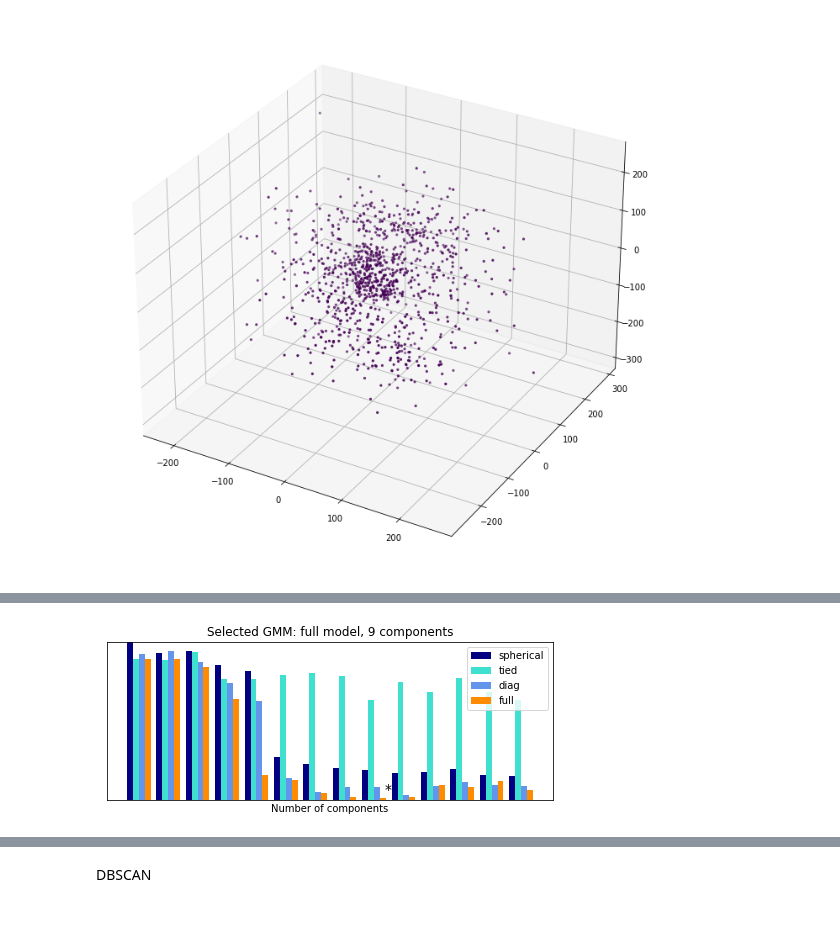
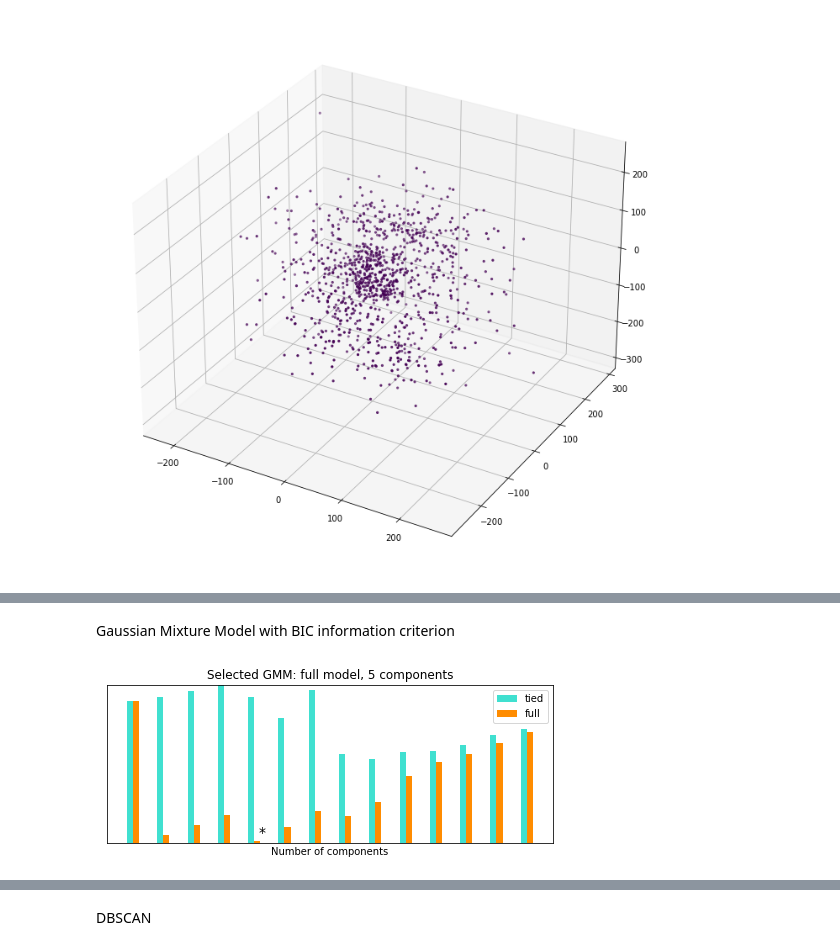
Before and after one commit to NathanNoaMaes/VDFClusteringMMS, a Jupyter notebook: interpVDF.ipynb, the cells around one changed output, grey strips where cells are left out. Saved outputs shown, nothing was run; the diff lists cells and outputs as text; code cells hidden in the pictures; blank space fills up the shorter version.

```diff
--- a/interpVDF.ipynb
+++ b/interpVDF.ipynb
@@ -128,4 +113,6 @@ xr_mms['grid_interp_cart'].shape
 # %%
+#Manual interpolation of the MMS-VDF data
+
 #these 4 lines are only to save time when you change probe from aidapy
 
 phistr='mms{}_des_phi_brst'.format(probes2)
@@ -135,7 +122,7 @@ fpistr='e_dist{}'.format(probes2)
 
 #so you convert from th-ph-enrg to vx-vy-vz and interpolate over a rectangular grid
 
-vmax = 560
+vmax = 560 #electron parameters
 mi = 1.67e-27
 e = 0.5*mi*(vmax*1e3)**2
 e = e/(1.6e-19)
@@ -160,17 +147,20 @@ points=np.column_stack((vxv.ravel(), vyv.ravel(), vzv.ravel()))
 vx = np.linspace(-vmax, vmax, 100)
 
 grid_x, grid_y, grid_z= np.meshgrid(vx,vx,vx, indexing='ij')
-
-fpi1=fpi[50,:].ravel()
-z = scipy.interpolate.griddata(points, fpi1, (grid_x, grid_y, grid_z), method='linear')
-vdf=z
+Nx,Ny,Nz= grid_x.shape
+Ntimes=fpi.shape[0]
+fpicart=np.zeros((Ntimes,Nx,Ny,Nz))
+tim=200
+fpi1=fpi[tim,:].ravel()
+fpicart[tim,:,:,:]  = scipy.interpolate.griddata(points, fpi1, (grid_x, grid_y, grid_z), method='linear')
+vdf=fpicart[tim,:,:,:]
 nx,ny,nz=vdf.shape
 
 vmax=560
 dv= 2*vmax/(nx-1)
 v1D= np.arange(-vmax,vmax+dv,dv)
 vvx,vvy,vvz= np.meshgrid(v1D,v1D,v1D)
-Np=10000
+Np=10000 #Number of particles generated from VDF
 vvx.shape, vdf.shape
 
 f1D=vdf.flatten()
@@ -202,7 +192,9 @@ fig = plt.figure(figsize=(12, 12))
 ax = fig.add_subplot(projection='3d')
 
 scat=ax.scatter(xp,yp,zp, marker='.')
-
+ax.set_xlabel('vx')
+ax.set_ylabel('vy')
+ax.set_zlabel('vy')
 fcmdata=np.array([xp,yp,zp])
 fcmdata=np.conjugate(fcmdata).T
 # %% [output]
@@ -587,22 +449,24 @@ plt.show()
+# %% [markdown]
+Gaussian Mixture Model with BIC information criterion
 # %%
 fig.clear()
 
 lowest_bic = np.infty
 bic= []
 n_components_range= range(1,15)
-cv_types = ["spherical","tied","diag","full"]
+cv_types = ["tied","full"]
 
 for cv_type in cv_types:
     for n_components in n_components_range:
 
-        gmm = GaussianMixture(n_components,covariance_type=cv_type, random_state=0).fit(fcmdata)
+        gmm = GaussianMixture(n_components,covariance_type=cv_type,tol=0.00001, random_state=0).fit(fcmdata)
 #         gmm_labels=gmm.predict(fcmdata)
         bic.append(gmm.bic(fcmdata))
         if bic[-1] < lowest_bic:
                 lowest_bic = bic[-1]
                 best_gmm = gmm
 bic = np.array(bic)
-color_iter = itertools.cycle(["navy", "turquoise", "cornflowerblue", "darkorange"])
+color_iter = itertools.cycle(["turquoise", "darkorange"])
 clf = best_gmm
 bars = []
 
@@ -613,51 +477,33 @@ for i, (cv_type, color) in enumerate(zip(cv_types, color_iter)):
     xpos = np.array(n_components_range) + 0.2 * (i - 2)
     bars.append(
         plt.bar(
             xpos,
             bic[i * len(n_components_range) : (i + 1) * len(n_components_range)],
             width=0.2,
             color=color,
         )
     )
 plt.xticks(n_components_range)
 plt.ylim([bic.min() * 1.01 - 0.01 * bic.max(), bic.max()])
 plt.title("BIC score per model")
 xpos = (
     np.mod(bic.argmin(), len(n_components_range))
     + 0.65
     + 0.2 * np.floor(bic.argmin() / len(n_components_range))
 )
 plt.text(xpos, bic.min() * 0.97 + 0.03 * bic.max(), "*", fontsize=14)
 spl.set_xlabel("Number of components")
 spl.legend([b[0] for b in bars], cv_types)
 
-# Plot the winner
-# splot = plt.subplot(2, 1, 2)
-# Y_ = clf.predict(fcmdata)
-# for i, (mean, cov, color) in enumerate(zip(clf.means_, clf.covariances_, color_iter)):
-#     v, w = linalg.eigh(cov)
-#     if not np.any(Y_ == i):
-#         continue
-#     plt.scatter(X[Y_ == i, 0], X[Y_ == i, 1], 0.8, color=color)
-
-#     # Plot an ellipse to show the Gaussian component
-#     angle = np.arctan2(w[0][1], w[0][0])
-#     angle = 180.0 * angle / np.pi  # convert to degrees
-#     v = 2.0 * np.sqrt(2.0) * np.sqrt(v)
-#     ell = mpl.patches.Ellipse(mean, v[0], v[1], 180.0 + angle, color=color)
-#     ell.set_clip_box(splot.bbox)
-#     ell.set_alpha(0.5)
-#     splot.add_artist(ell)
-
 plt.xticks(())
 plt.yticks(())
 plt.title(
     f"Selected GMM: {best_gmm.covariance_type} model, "
     f"{best_gmm.n_components} components"
 )
 plt.subplots_adjust(hspace=0.35, bottom=0.02)
 plt.show()
 # %% [output]
-[figure, old version]
+[figure, new version]
 # %%
 fig.clear()
```
Also changed, not shown: parts of 38 cells of this notebook, 2 other files.
